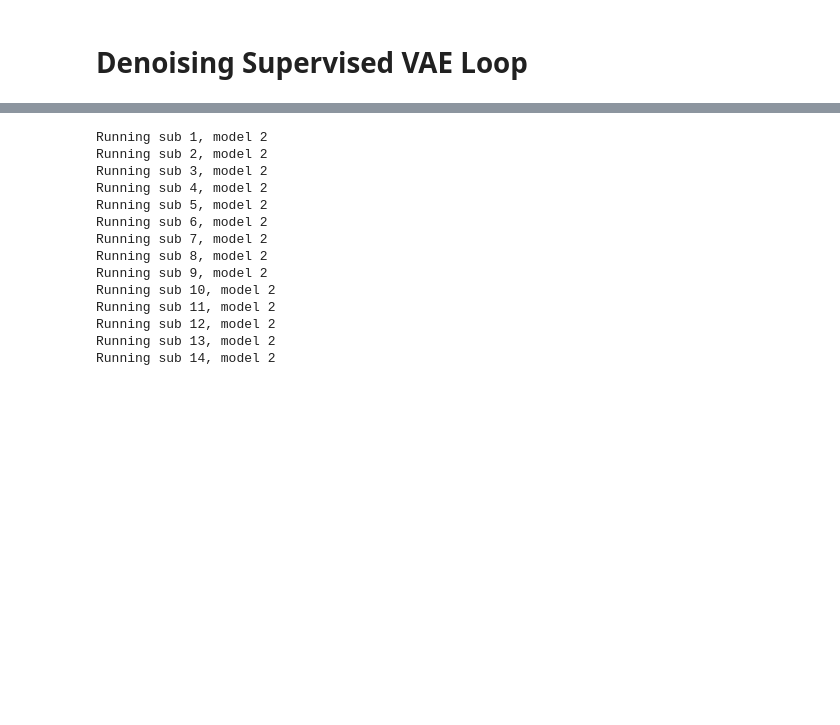
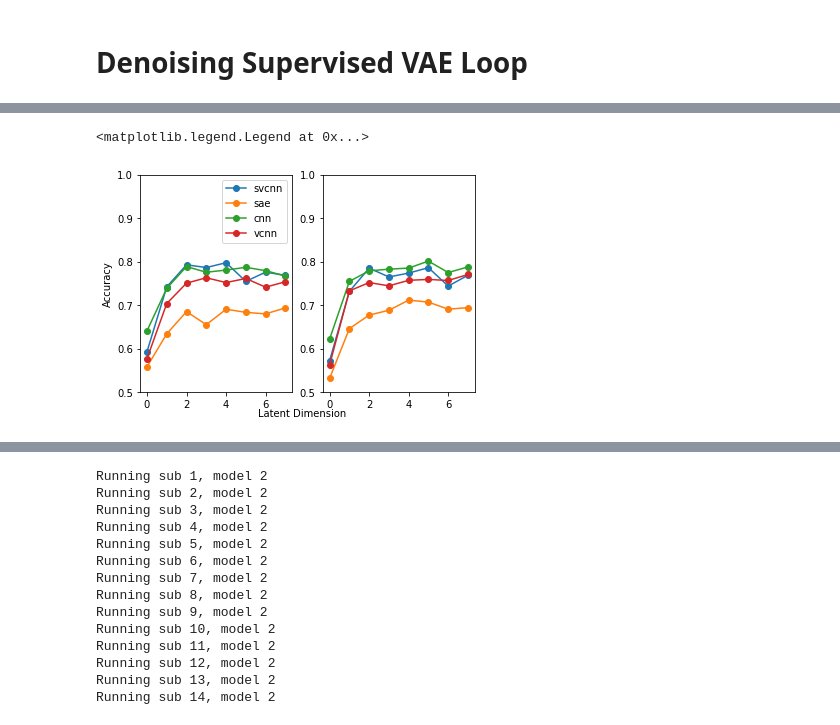
Before and after one commit to yuniteh/latent_rep, a Jupyter notebook: python/main.ipynb, the cells around one changed output, grey strips where cells are left out. Saved outputs shown, nothing was run; the diff lists cells and outputs as text; code cells hidden in the pictures; blank space fills up the shorter version.

Commit message:
working loop_sub, loop_dim, loop_noise pre code clean up

```diff
--- a/python/main.ipynb
+++ b/python/main.ipynb
@@ -12,7 +12,7 @@ Num GPUs Available:  1
 # %% [markdown]
 # Load and Process Data
 # %%
-sub_type = 'AB'
+sub_type = 'TR'
 # %%
 with open('train_data_raw_'  + sub_type + '.p', 'rb') as f:
     raw, params,feat,feat_sq = pickle.load(f)
@@ -102,14 +351,16 @@ if np.sum(ind):
             x_train_noise_vae = scaler.transform(x_train_noise_temp.reshape(x_train_noise_temp.shape[0]*x_train_noise_temp.shape[1],-1)).reshape(x_train_noise_temp.shape)
         else:
             x_train_noise_vae = scaler.fit_transform(x_train_noise_temp.reshape(x_train_noise_temp.shape[0]*x_train_noise_temp.shape[1],-1)).reshape(x_train_noise_temp.shape)
-            x_train_vae = scaler.transform(x_train_clean_temp.reshape(x_train_clean_temp.shape[0]*x_train_clean_temp.shape[1],-1)).reshape(x_train_clean_temp.shape)
-            x_test_vae = scaler.transform(x_test_noise_temp.reshape(x_test_noise_temp.shape[0]*x_test_noise_temp.shape[1],-1)).reshape(x_test_noise_temp.shape)
-            x_test_clean_vae = scaler.transform(x_test_clean_temp.reshape(x_test_clean_temp.shape[0]*x_test_clean_temp.shape[1],-1)).reshape(x_test_clean_temp.shape)
-        if mod == 'sae':
-            x_train_noise_sae = x_train_noise_vae.reshape(x_train_noise_vae.shape[0],-1)
-            x_train_sae = x_train_vae.reshape(x_train_vae.shape[0],-1)
-            x_test_sae = x_test_vae.reshape(x_test_vae.shape[0],-1)
-            x_test_clean_sae = x_test_clean_vae.reshape(x_test_clean_vae.shape[0],-1)
+
+        x_train_vae = scaler.transform(x_train_clean_temp.reshape(x_train_clean_temp.shape[0]*x_train_clean_temp.shape[1],-1)).reshape(x_train_clean_temp.shape)
+        x_test_vae = scaler.transform(x_test_noise_temp.reshape(x_test_noise_temp.shape[0]*x_test_noise_temp.shape[1],-1)).reshape(x_test_noise_temp.shape)
+        x_test_clean_vae = scaler.transform(x_test_clean_temp.reshape(x_test_clean_temp.shape[0]*x_test_clean_temp.shape[1],-1)).reshape(x_test_clean_temp.shape)
+
+        # Reshape for nonconvolutional SAE
+        x_train_noise_sae = x_train_noise_vae.reshape(x_train_noise_vae.shape[0],-1)
+        x_train_sae = x_train_vae.reshape(x_train_vae.shape[0],-1)
+        x_test_sae = x_test_vae.reshape(x_test_vae.shape[0],-1)
+        x_test_clean_sae = x_test_clean_vae.reshape(x_test_clean_vae.shape[0],-1)
     elif feat_type == 'raw':
         x_train_noise_temp = cp.deepcopy(x_train_noise)/5
         x_test_noise_temp = cp.deepcopy(x_test_noise)/5
@@ -120,7 +371,9 @@ if np.sum(ind):
     svae, svae_enc, svae_dec, svae_clf = dl.build_svae(latent_dim, y_train_clean.shape[1], input_type=feat_type)
     sae, sae_enc, sae_clf = dl.build_sae(latent_dim, y_train_clean.shape[1], input_type=feat_type)
     cnn, cnn_enc, cnn_clf = dl.build_cnn(latent_dim, y_train_clean.shape[1], input_type=feat_type)
-    vcnn, vcnn_enc, vcnn_clf = dl.build_vcnn(latent_dim, y_train_clean.shape[1], input_type=feat_type)
+    # vcnn, vcnn_enc, vcnn_clf = dl.build_vcnn(latent_dim, y_train_clean.shape[1], input_type=feat_type)
+    vcnn, vcnn_enc, vcnn_dec, vcnn_clf = dl.build_svae(latent_dim, y_train_clean.shape[1], input_type=feat_type, sparse='False')
+
 
     # Fit sVAE and get weights
     if not load:
@@ -140,7 +393,12 @@ if np.sum(ind):
         cnn_enc_w = cnn_enc.get_weights()
         cnn_clf_w = cnn_clf.get_weights()
 
-        vcnn.fit(x_train_noise_vae, y_train_clean,epochs=epochs,batch_size=batch_size)
+        # vcnn.fit(x_train_noise_vae, y_train_clean,epochs=epochs,batch_size=batch_size)
+        # vcnn_w = vcnn.get_weights()
+        # vcnn_enc_w = vcnn_enc.get_weights()
+        # vcnn_clf_w = vcnn_clf.get_weights()
+
+        vcnn.fit(x_train_noise_vae, [x_train_vae,y_train_clean],epochs=epochs,batch_size=batch_size)
         vcnn_w = vcnn.get_weights()
         vcnn_enc_w = vcnn_enc.get_weights()
         vcnn_clf_w = vcnn_clf.get_weights()
@@ -475,0 +755,15 @@ test_1 = test_res[0,:,:,:]
+# %%
+sub_all, sub_noise, sub_clean, ave_all, ave_noise, ave_clean = lp.load_results(params, sub_type=sub_type,sparsity=False, dt='0414')
+# %%
+fig,ax = plt.subplots(1,2)
+for i in range(0,4):
+    ax[0].plot(ave_noise[:,i],'-o')
+    ax[1].plot(sparse_noise[:,i],'-o')
+ax[0].set_ylabel('Accuracy')
+fig.text(0.5, 0.04, 'Latent Dimension', ha='center')
+ax[0].set_ylim(0.5,1)
+ax[1].set_ylim(0.5,1)
+ax[0].legend(['svcnn','sae','cnn','vcnn'])
+# %% [output]
+<matplotlib.legend.Legend at 0x...>
+[figure, added]
```
Also changed, not shown: parts of 14 cells of this notebook, 3 other files.
